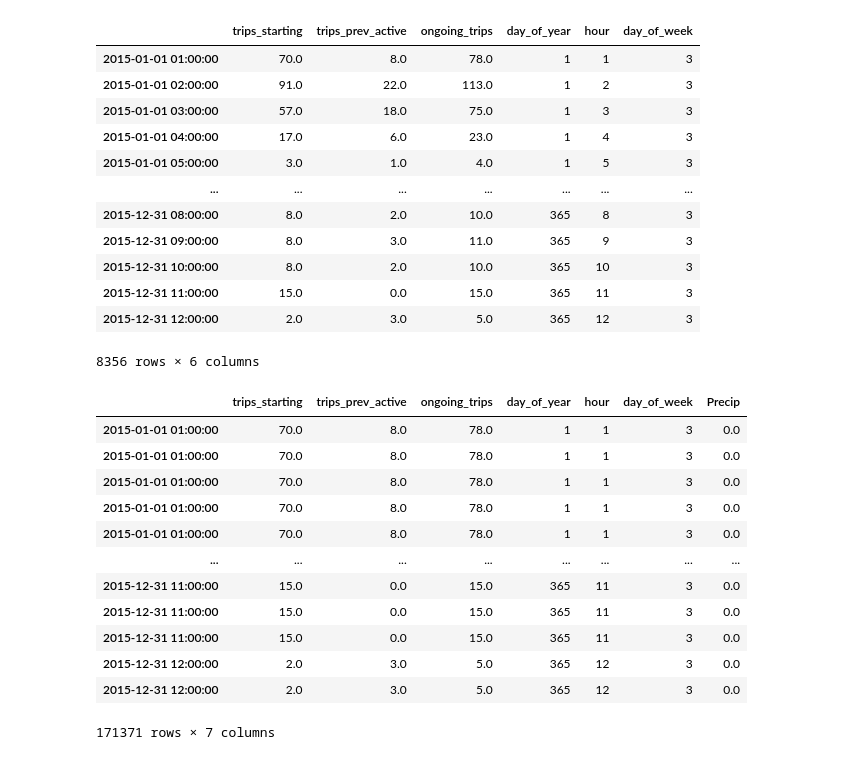
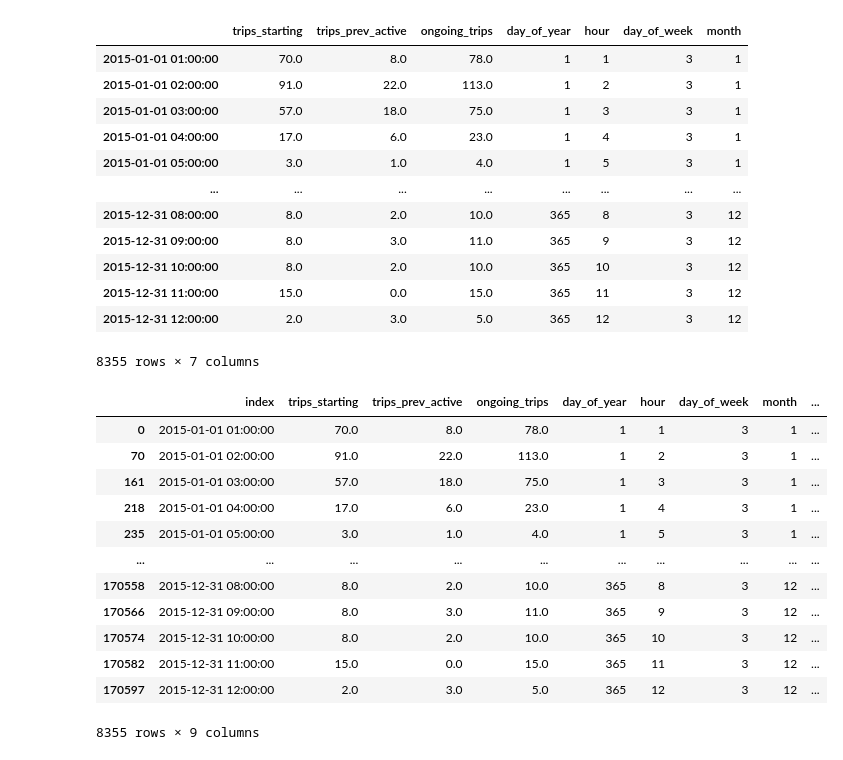
Before and after one commit to Jerematix/aaa, a Jupyter notebook: notebooks/2_descriptive_analysis/02_patterns.ipynb, the cells around one changed output. Drawn from its saved outputs; the diff is of its cells as text; code cells hidden in the pictures.

```diff
--- a/notebooks/2_descriptive_analysis/02_patterns.ipynb
+++ b/notebooks/2_descriptive_analysis/02_patterns.ipynb
@@ -21,7 +22,7 @@ trips_df.head()
 # %%
 #Simplify times to full hour
-trips_df['start_time_hour'] = trips_df['Trip Start Timestamp'].dt.floor('1H')
-trips_df['end_time_hour'] = trips_df['Trip End Timestamp'].dt.floor('1H')
+trips_df['start_time_hour'] = trips_df['trip_start_timestamp'].dt.floor('1H')
+trips_df['end_time_hour'] = trips_df['trip_end_timestamp'].dt.floor('1H')
 
 #Calculation of started and finished trips per hour
 trips_starting = (trips_df.groupby(["start_time_hour"]).size().to_frame("trips_starting"))
@@ -36,8 +37,10 @@ trips_hourly['trips_diff'] = trips_hourly['trips_starting'] - trips_hourly['trip
 trips_hourly['trips_active'] = trips_hourly['trips_diff'].cumsum()
 trips_hourly['trips_prev_active'] = trips_hourly['trips_active'].shift(1)
 
+#Keep only relevant features
 trips_hourly = trips_hourly[['trips_starting', 'trips_prev_active']]
 
+#Remove unavailable entries
 trips_hourly = trips_hourly.dropna()
 
 trips_hourly["ongoing_trips"] = trips_hourly["trips_starting"] + trips_hourly["trips_prev_active"]
@@ -45,45 +48,52 @@ trips_hourly["ongoing_trips"] = trips_hourly["trips_starting"] + trips_hourly["t
 trips_hourly['day_of_year'] = trips_hourly.index.day_of_year
 trips_hourly['hour'] = trips_hourly.index.hour
 trips_hourly['day_of_week'] = trips_hourly.index.day_of_week
+trips_hourly['month'] = trips_hourly.index.month
 
 trips_hourly
 # %% [output]
-|  | trips_starting | trips_prev_active | ongoing_trips | day_of_year | hour | day_of_week |
-| 2015-01-01 01:00:00 | 70.0 | 8.0 | 78.0 | 1 | 1 | 3 |
-| 2015-01-01 02:00:00 | 91.0 | 22.0 | 113.0 | 1 | 2 | 3 |
-| 2015-01-01 03:00:00 | 57.0 | 18.0 | 75.0 | 1 | 3 | 3 |
-| 2015-01-01 04:00:00 | 17.0 | 6.0 | 23.0 | 1 | 4 | 3 |
-| 2015-01-01 05:00:00 | 3.0 | 1.0 | 4.0 | 1 | 5 | 3 |
-| ... | ... | ... | ... | ... | ... | ... |
-| 2015-12-31 08:00:00 | 8.0 | 2.0 | 10.0 | 365 | 8 | 3 |
-| 2015-12-31 09:00:00 | 8.0 | 3.0 | 11.0 | 365 | 9 | 3 |
-| 2015-12-31 10:00:00 | 8.0 | 2.0 | 10.0 | 365 | 10 | 3 |
-| 2015-12-31 11:00:00 | 15.0 | 0.0 | 15.0 | 365 | 11 | 3 |
-| 2015-12-31 12:00:00 | 2.0 | 3.0 | 5.0 | 365 | 12 | 3 |
+|  | trips_starting | trips_prev_active | ongoing_trips | day_of_year | hour | day_of_week | month |
+| 2015-01-01 01:00:00 | 70.0 | 8.0 | 78.0 | 1 | 1 | 3 | 1 |
+| 2015-01-01 02:00:00 | 91.0 | 22.0 | 113.0 | 1 | 2 | 3 | 1 |
+| 2015-01-01 03:00:00 | 57.0 | 18.0 | 75.0 | 1 | 3 | 3 | 1 |
+| 2015-01-01 04:00:00 | 17.0 | 6.0 | 23.0 | 1 | 4 | 3 | 1 |
+| 2015-01-01 05:00:00 | 3.0 | 1.0 | 4.0 | 1 | 5 | 3 | 1 |
+| ... | ... | ... | ... | ... | ... | ... | ... |
+| 2015-12-31 08:00:00 | 8.0 | 2.0 | 10.0 | 365 | 8 | 3 | 12 |
+| 2015-12-31 09:00:00 | 8.0 | 3.0 | 11.0 | 365 | 9 | 3 | 12 |
+| 2015-12-31 10:00:00 | 8.0 | 2.0 | 10.0 | 365 | 10 | 3 | 12 |
+| 2015-12-31 11:00:00 | 15.0 | 0.0 | 15.0 | 365 | 11 | 3 | 12 |
+| 2015-12-31 12:00:00 | 2.0 | 3.0 | 5.0 | 365 | 12 | 3 | 12 |
-8356 rows × 6 columns
+8355 rows × 7 columns
 # %%
 # Create a copy of the 'trips_df' DataFrame and set the floored datetime as the index
 trips_df_copy = trips_df.copy()
-trips_df_copy.set_index(trips_df_copy['Trip Start Timestamp'].dt.floor('H'), inplace=True)
+trips_df_copy.set_index(trips_df_copy['trip_start_timestamp'].dt.floor('H'), inplace=True)
 
-precip_columns = ['Precip']
+# Select the relevant columns from 'trips_df_copy' to merge into 'trips_hourly'
+precip_columns = ['precip']
+
+# Create a new DataFrame with only the relevant columns from 'trips_df_copy'
 precip_data = trips_df_copy[precip_columns]
 
 # Merge 'precip_data' into 'trips_hourly' based on the datetime index
 trips_hourly_with_precip = trips_hourly.merge(precip_data, left_index=True, right_index=True, how='left')
+trips_hourly_with_precip = trips_hourly_with_precip.reset_index()
+
+trips_hourly_with_precip = trips_hourly_with_precip.drop_duplicates(subset=['index'])
 
 trips_hourly_with_precip
 # %% [output]
-|  | trips_starting | trips_prev_active | ongoing_trips | day_of_year | hour | day_of_week | Precip |
-| 2015-01-01 01:00:00 | 70.0 | 8.0 | 78.0 | 1 | 1 | 3 | 0.0 |
-| 2015-01-01 01:00:00 | 70.0 | 8.0 | 78.0 | 1 | 1 | 3 | 0.0 |
-| 2015-01-01 01:00:00 | 70.0 | 8.0 | 78.0 | 1 | 1 | 3 | 0.0 |
-| 2015-01-01 01:00:00 | 70.0 | 8.0 | 78.0 | 1 | 1 | 3 | 0.0 |
-| 2015-01-01 01:00:00 | 70.0 | 8.0 | 78.0 | 1 | 1 | 3 | 0.0 |
-| ... | ... | ... | ... | ... | ... | ... | ... |
-| 2015-12-31 11:00:00 | 15.0 | 0.0 | 15.0 | 365 | 11 | 3 | 0.0 |
-| 2015-12-31 11:00:00 | 15.0 | 0.0 | 15.0 | 365 | 11 | 3 | 0.0 |
-| 2015-12-31 11:00:00 | 15.0 | 0.0 | 15.0 | 365 | 11 | 3 | 0.0 |
-| 2015-12-31 12:00:00 | 2.0 | 3.0 | 5.0 | 365 | 12 | 3 | 0.0 |
-| 2015-12-31 12:00:00 | 2.0 | 3.0 | 5.0 | 365 | 12 | 3 | 0.0 |
+|  | index | trips_starting | trips_prev_active | ongoing_trips | day_of_year | hour | day_of_week | month | ... |
+| 0 | 2015-01-01 01:00:00 | 70.0 | 8.0 | 78.0 | 1 | 1 | 3 | 1 | ... |
+| 70 | 2015-01-01 02:00:00 | 91.0 | 22.0 | 113.0 | 1 | 2 | 3 | 1 | ... |
+| 161 | 2015-01-01 03:00:00 | 57.0 | 18.0 | 75.0 | 1 | 3 | 3 | 1 | ... |
+| 218 | 2015-01-01 04:00:00 | 17.0 | 6.0 | 23.0 | 1 | 4 | 3 | 1 | ... |
+| 235 | 2015-01-01 05:00:00 | 3.0 | 1.0 | 4.0 | 1 | 5 | 3 | 1 | ... |
+| ... | ... | ... | ... | ... | ... | ... | ... | ... | ... |
+| 170558 | 2015-12-31 08:00:00 | 8.0 | 2.0 | 10.0 | 365 | 8 | 3 | 12 | ... |
+| 170566 | 2015-12-31 09:00:00 | 8.0 | 3.0 | 11.0 | 365 | 9 | 3 | 12 | ... |
+| 170574 | 2015-12-31 10:00:00 | 8.0 | 2.0 | 10.0 | 365 | 10 | 3 | 12 | ... |
+| 170582 | 2015-12-31 11:00:00 | 15.0 | 0.0 | 15.0 | 365 | 11 | 3 | 12 | ... |
+| 170597 | 2015-12-31 12:00:00 | 2.0 | 3.0 | 5.0 | 365 | 12 | 3 | 12 | ... |
-171371 rows × 7 columns
+8355 rows × 9 columns
```
Also changed, not shown: parts of 14 cells of this notebook.
